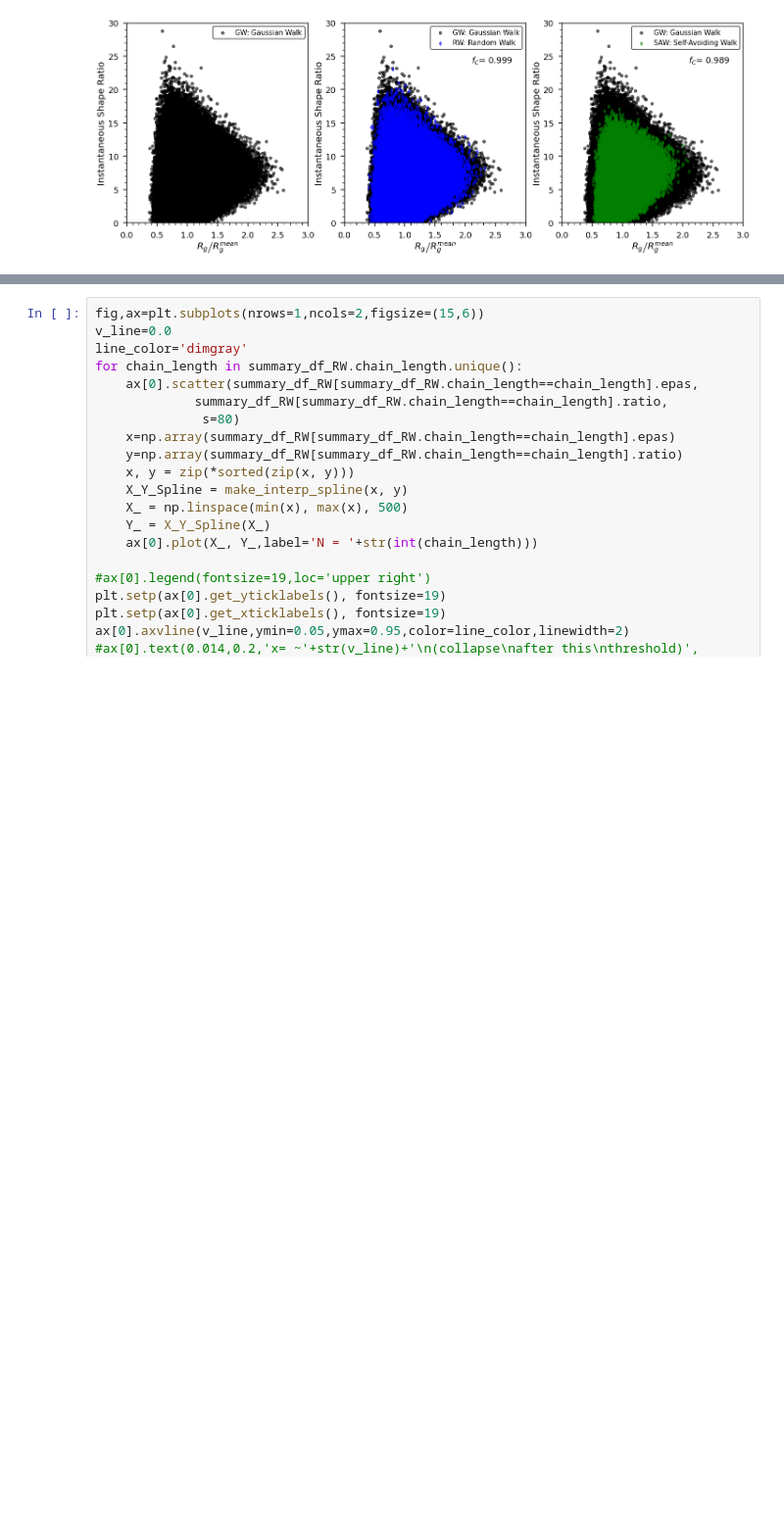
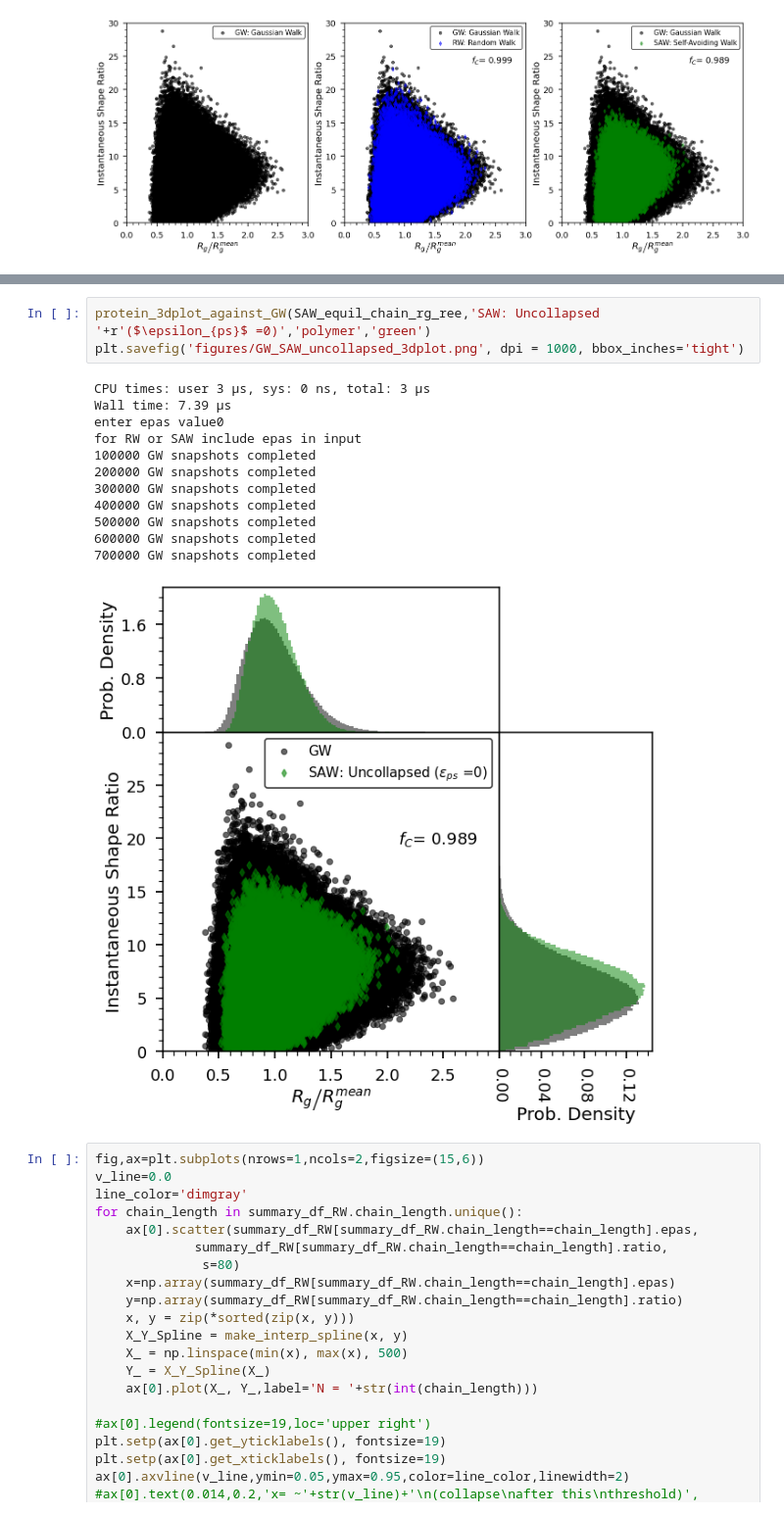
Before and after one commit to hshadman/disordered_protein_polymer_chain_theory, a Jupyter notebook: summary_SAW_RW/summary_SAW_RW_v2.ipynb, the cells around one changed output, grey strips where cells are left out. Shown at 98% size. Saved outputs shown, nothing was run; the diff lists cells and outputs as text; blank space fills up the shorter version.

```diff
--- a/summary_SAW_RW/summary_SAW_RW_v2.ipynb
+++ b/summary_SAW_RW/summary_SAW_RW_v2.ipynb
@@ -2930,3 +3516,19 @@ for RW or SAW include epas in input
+# %%
+protein_3dplot_against_GW(SAW_equil_chain_rg_ree,'SAW: Uncollapsed '+r'($\epsilon_{ps}$ =0)','polymer','green')
+plt.savefig('figures/GW_SAW_uncollapsed_3dplot.png', dpi = 1000, bbox_inches='tight')
+# %% [output]
+CPU times: user 3 µs, sys: 0 ns, total: 3 µs
+Wall time: 7.39 µs
+enter epas value0
+for RW or SAW include epas in input
+100000 GW snapshots completed
+200000 GW snapshots completed
+300000 GW snapshots completed
+400000 GW snapshots completed
+500000 GW snapshots completed
+600000 GW snapshots completed
+700000 GW snapshots completed
+[figure, added]
 # %%
 fig,ax=plt.subplots(nrows=1,ncols=2,figsize=(15,6))
 v_line=0.0
```
Also changed, not shown: parts of 12 cells of this notebook, 5 other files.
